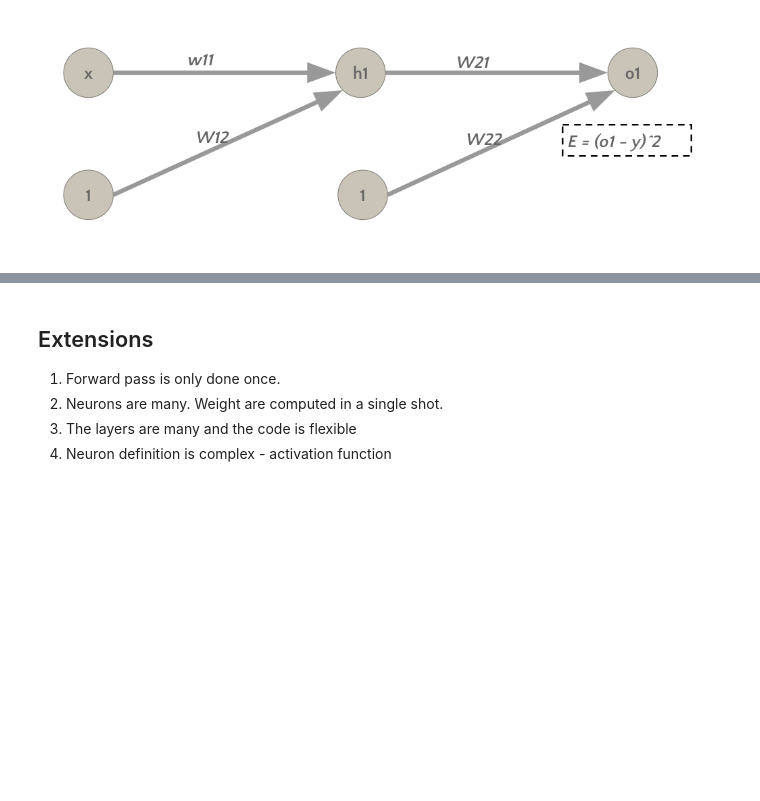
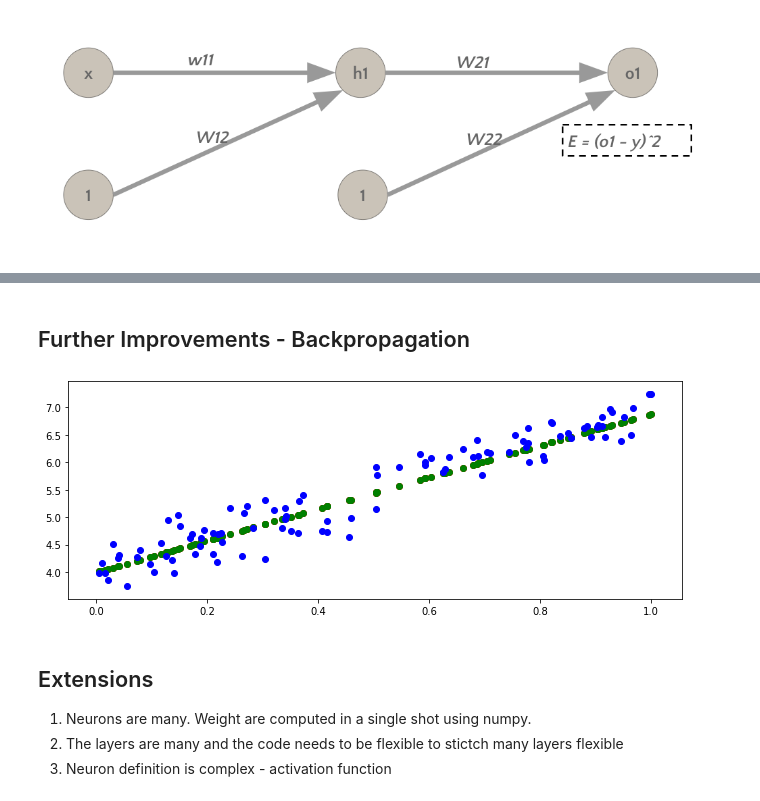
Before and after one commit to cloudxlab/iitr-deep-learning-spl-tf2, a Jupyter notebook: backprop_from_scratch.ipynb, the cells around one changed output, grey strips where cells are left out. Cells and saved outputs as stored; diff of their text form; code cells hidden in the pictures; blank space fills up the shorter version.

```diff
--- a/backprop_from_scratch.ipynb
+++ b/backprop_from_scratch.ipynb
@@ -412,0 +415,2 @@ plt.show()
+# %% [markdown]
+## Further Improvements - Backpropagation
@@ -413,7 +465,24 @@ plt.show()
+# %%
+# ycap = forward_nn(w11, w12, w21, w22, X)
+
+h1 = neuron(w11, w12, X)
+ycap1 = neuron(w21, w22, h1)
+
+from matplotlib import pyplot as plt
+
+plt.figure(figsize=(11,4))
+plt.subplot()
+plt.scatter(X, ycap, color='r')
+plt.subplot()
+plt.scatter(X, ycap1, color='g')
+plt.subplot()
+plt.scatter(X, y, color='b')
+plt.show()
+# %% [output]
+[figure, added]
 # %% [markdown]
 ## Extensions
 
-1. Forward pass is only done once.
-2. Neurons are many. Weight are computed in a single shot.
-3. The layers are many and the code is flexible
-4. Neuron definition is complex - activation function
+1. Neurons are many. Weight are computed in a single shot using numpy.
+2. The layers are many and the code needs to be flexible to stictch many layers flexible
+3. Neuron definition is complex - activation function
```
Also changed, not shown: parts of 3 cells of this notebook.
